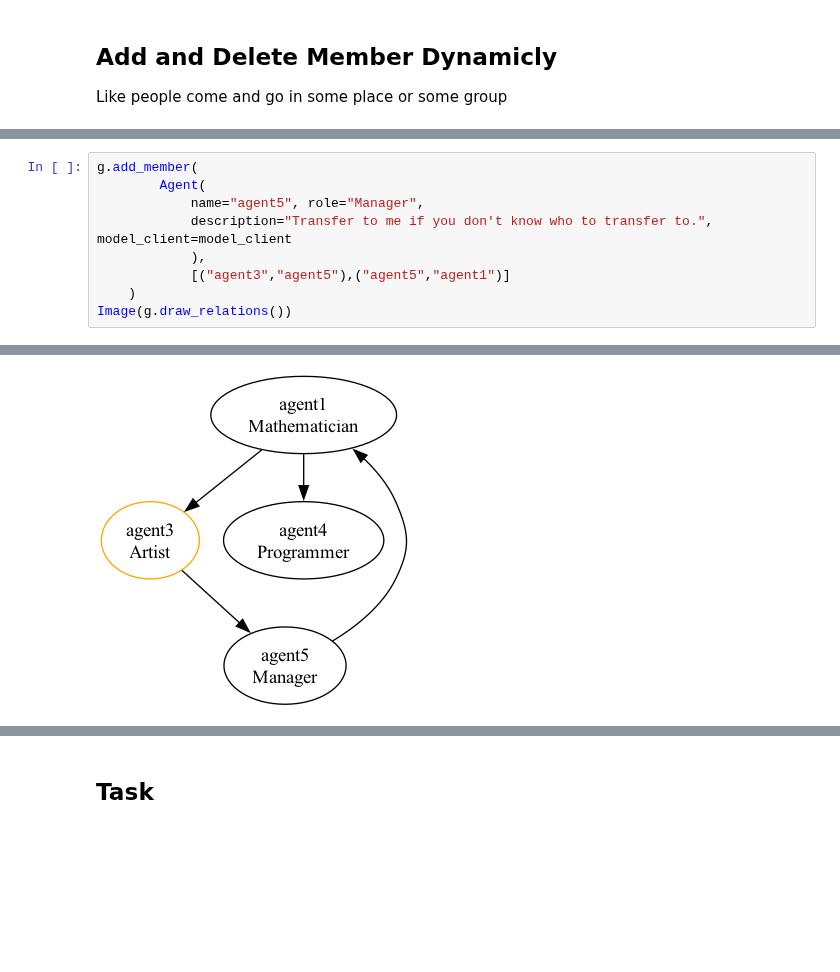
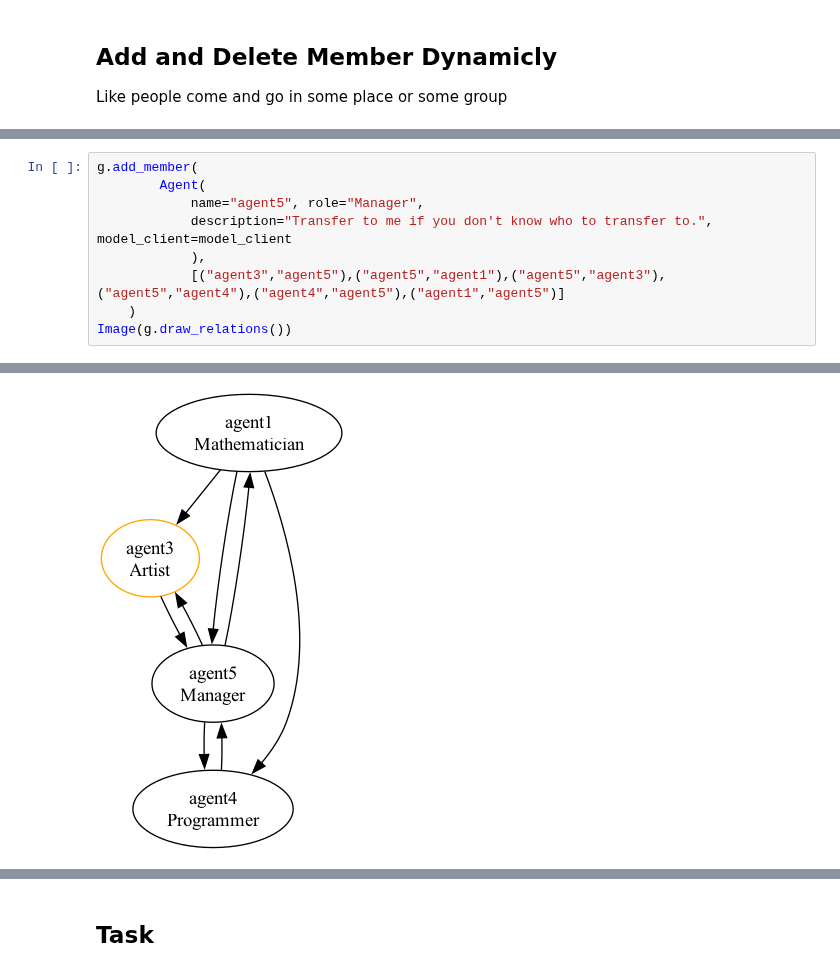
Before and after one commit to ZJCODE/Multi-Agent-Framework, a Jupyter notebook: dev/demo.ipynb, the cells around one changed output, grey strips where cells are left out. Cells and saved outputs as stored; diff of their text form; blank space fills up the shorter version.

```diff
--- a/dev/demo.ipynb
+++ b/dev/demo.ipynb
@@ -252,7 +252,7 @@ g.add_member(
             name="agent5", role="Manager",
             description="Transfer to me if you don't know who to transfer to.", model_client=model_client
             ),
-            [("agent3","agent5"),("agent5","agent1")]
+            [("agent3","agent5"),("agent5","agent1"),("agent5","agent3"),("agent5","agent4"),("agent4","agent5"),("agent1","agent5")]
     )
 Image(g.draw_relations())
 # %% [output]
@@ -262,4 +262,4 @@ Image(g.draw_relations())
-[figure, old version]
+[figure, new version]
 # %%
 
 g.update_group_messages(Message(sender="user", action="talk", result="can you help me with math?"))
```
Also changed, not shown: parts of 7 cells of this notebook.
